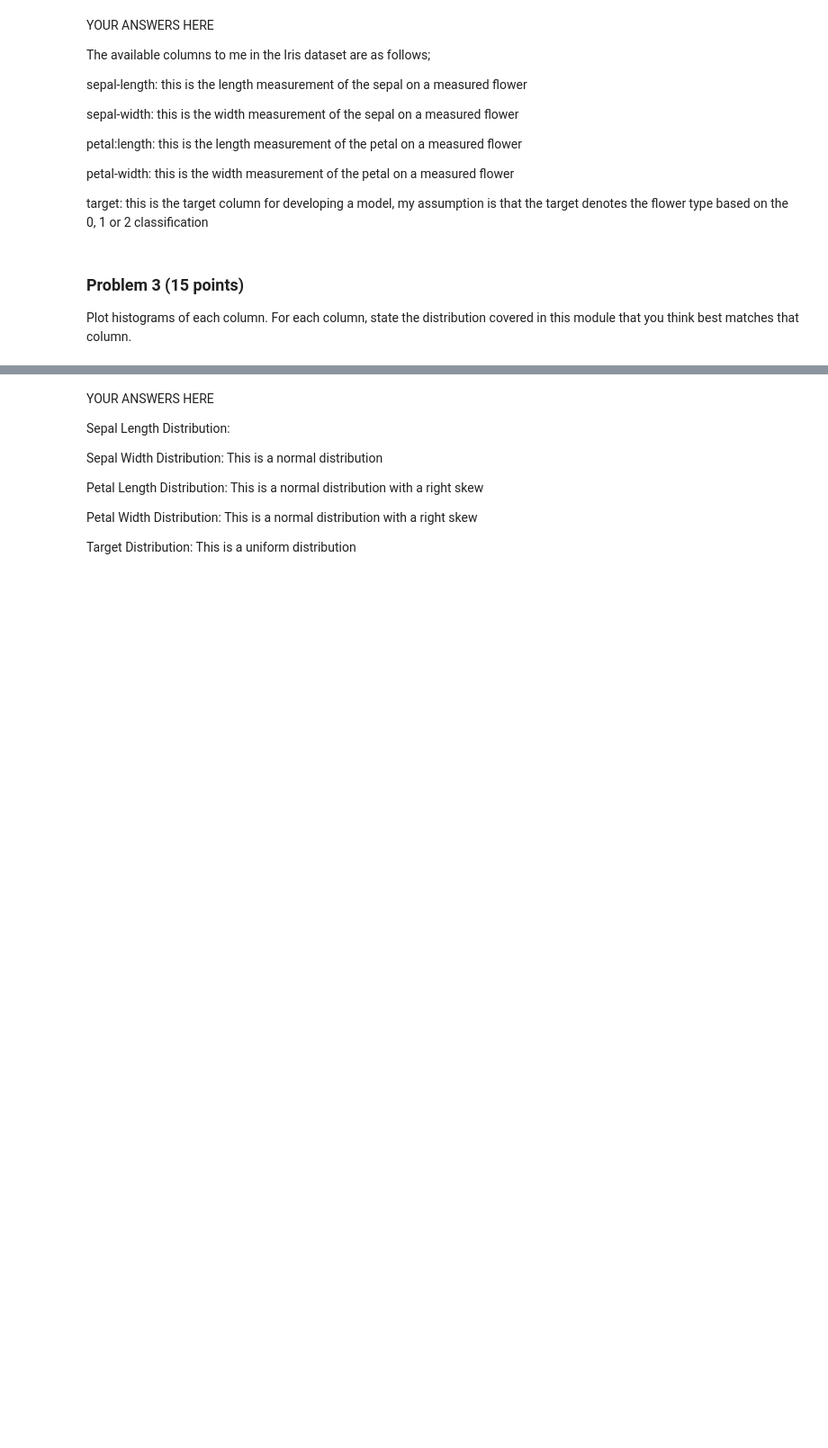
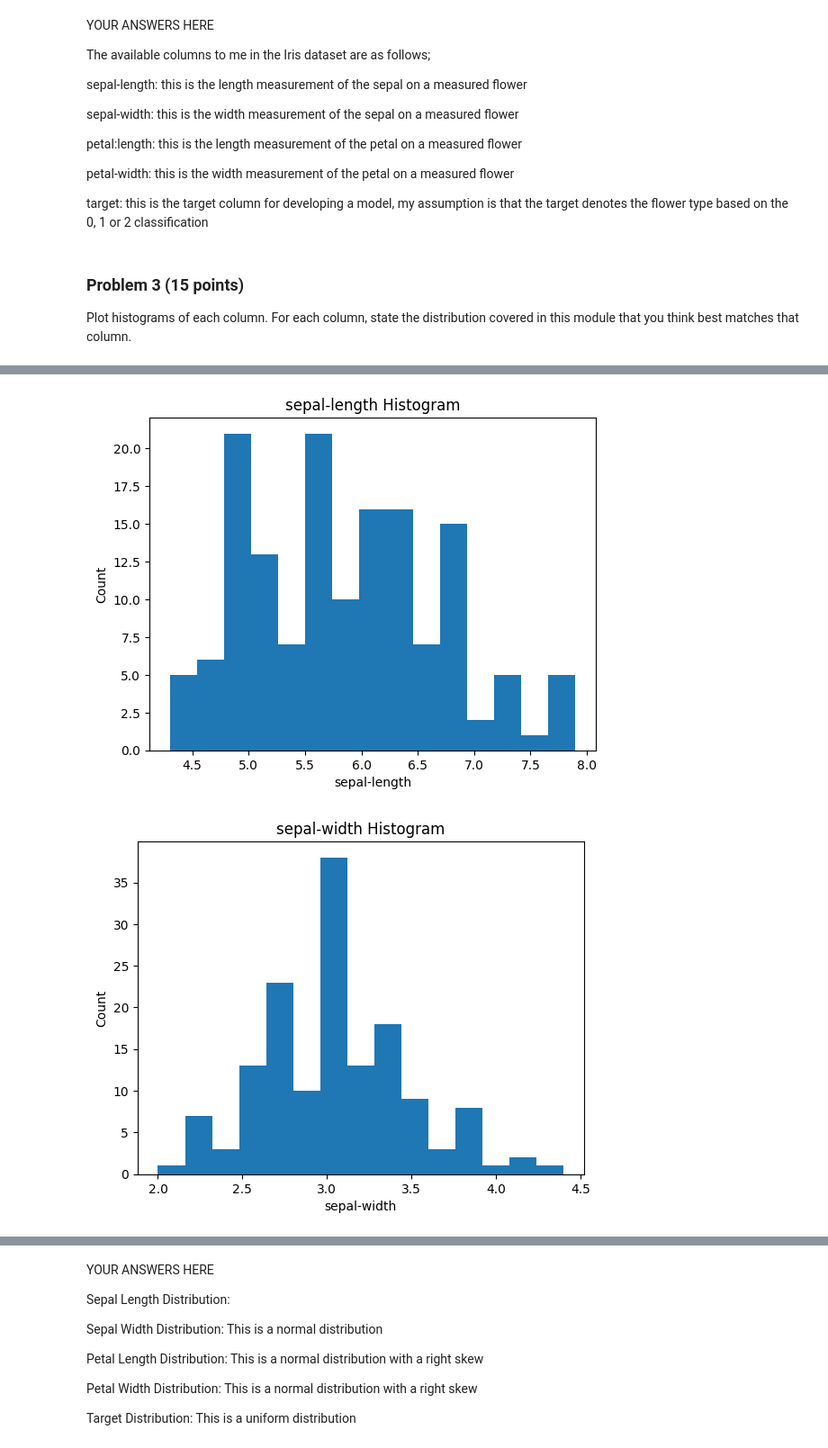
Before and after one commit to nrandazzo222/dx601-final-project, a Jupyter notebook: project.ipynb, the cells around one changed output, grey strips where cells are left out. Shown at 90% size. Drawn from its saved outputs; the diff is of its cells as text; code cells hidden in the pictures; blank space fills up the shorter version.

Commit message:
Optimizing some charts

```diff
--- a/project.ipynb
+++ b/project.ipynb
@@ -158,0 +122,11 @@ plt.show()
+# %%
+# YOUR CODE HERE
+for col in iris_df.columns:
+    plt.hist(iris_df[col], bins = 15)
+    plt.title(f'{col} Histogram')
+    plt.ylabel('Count')
+    plt.xlabel(f'{col}')
+    plt.show()
+# %% [output]
+[figure, added]
+[figure, added]
```
Also changed, not shown: parts of 4 cells of this notebook.
